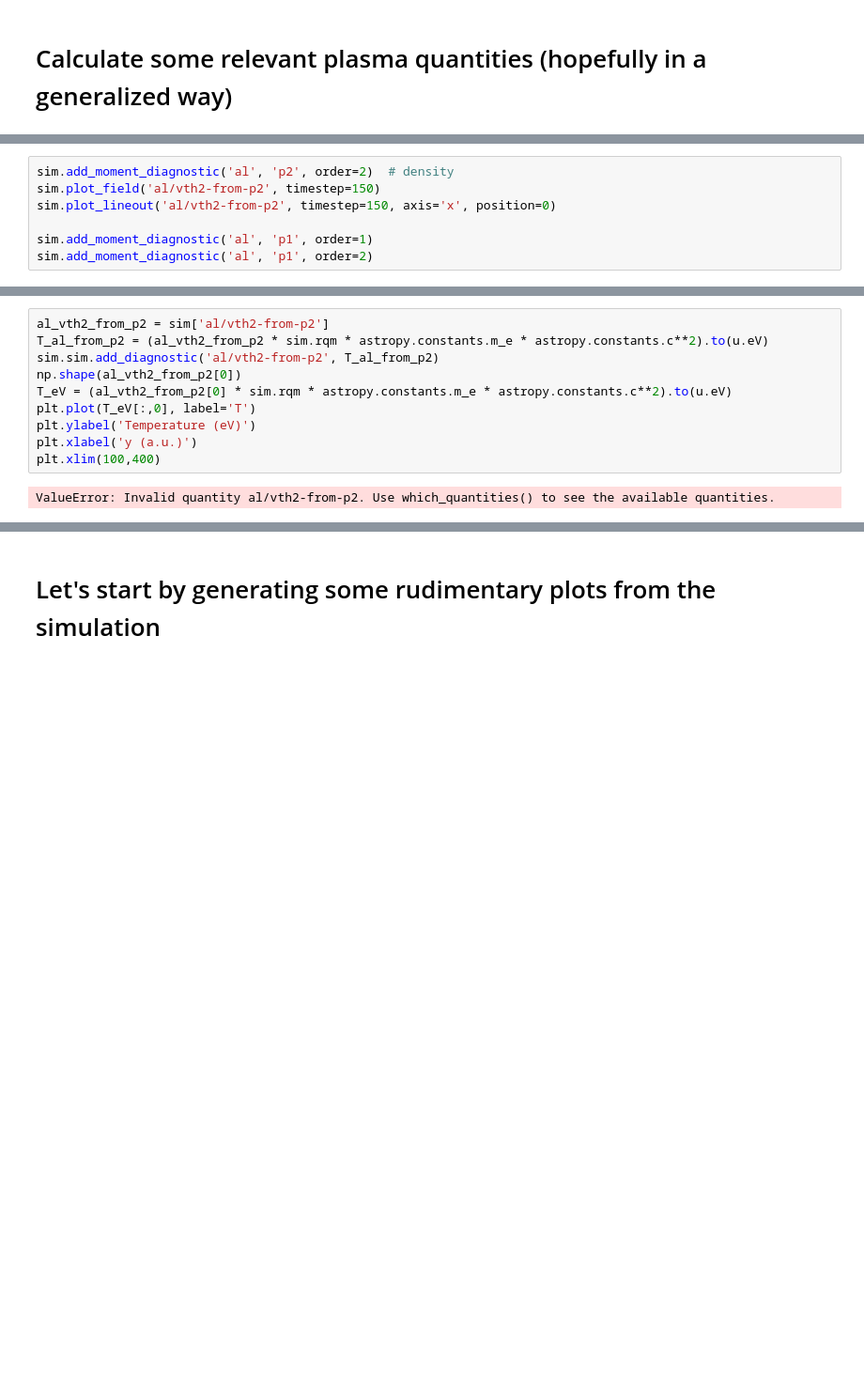
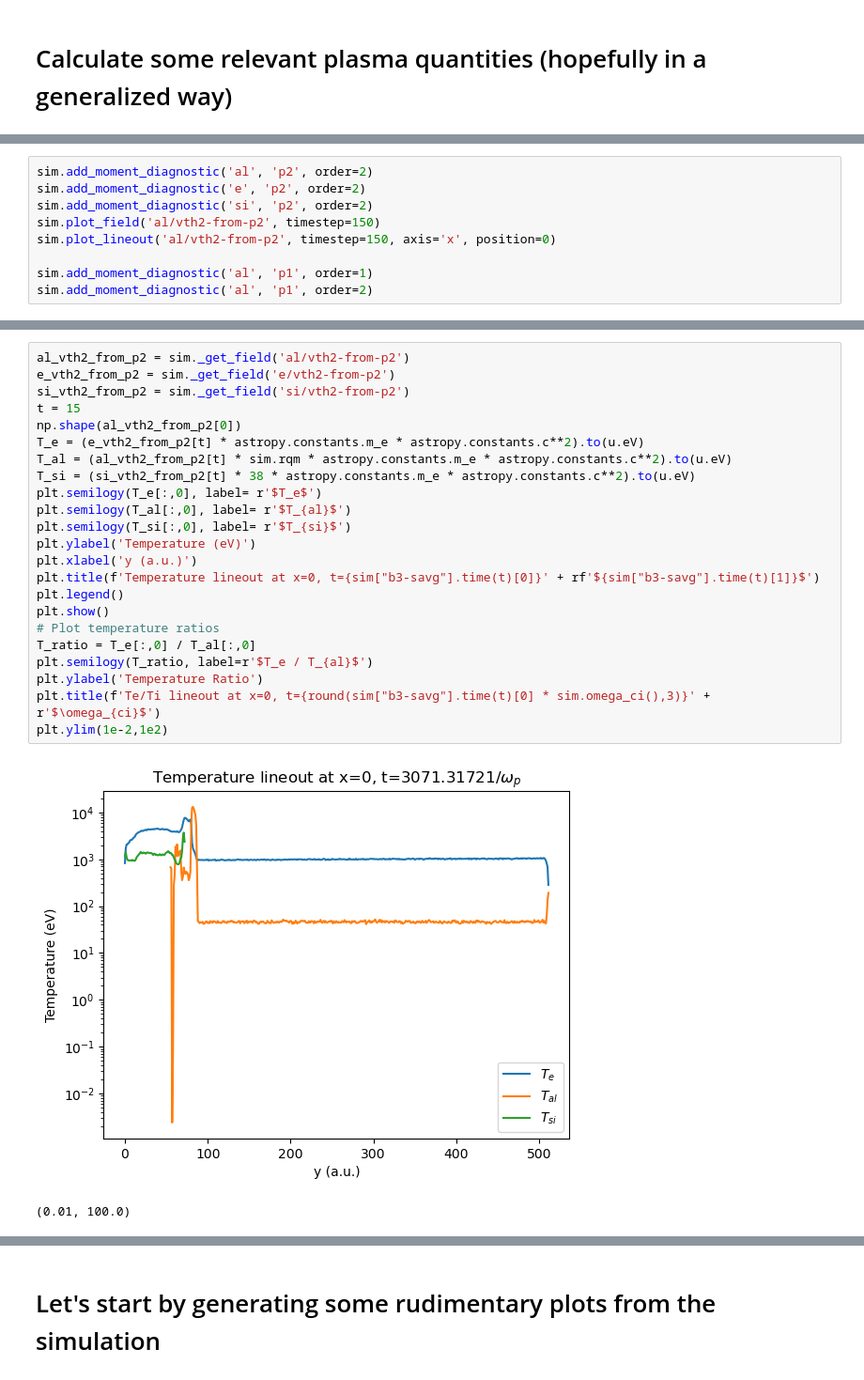
Before and after one commit to Schaeffer-Lab/MagShockZ, a Jupyter notebook: analysis_notebooks/OSIRIS/analysis_of_2D_sims.ipynb, the cells around one changed output, grey strips where cells are left out. Shown at 94% size. Saved outputs shown, nothing was run; the diff lists cells and outputs as text; blank space fills up the shorter version.

```diff
--- a/analysis_notebooks/OSIRIS/analysis_of_2D_sims.ipynb
+++ b/analysis_notebooks/OSIRIS/analysis_of_2D_sims.ipynb
@@ -59,5 +59,7 @@ sim.plot_lineout("al/charge-savg", timestep=0,axis = 'y', position=0);
 # %%
-sim.add_moment_diagnostic('al', 'p2', order=2)  # density
+sim.add_moment_diagnostic('al', 'p2', order=2)
+sim.add_moment_diagnostic('e', 'p2', order=2)
+sim.add_moment_diagnostic('si', 'p2', order=2)
 sim.plot_field('al/vth2-from-p2', timestep=150)
 sim.plot_lineout('al/vth2-from-p2', timestep=150, axis='x', position=0)
 
@@ -74,14 +80,28 @@ sim.add_moment_diagnostic('al', 'p1', order=2)
 [figure]
 [figure]
 # %%
-al_vth2_from_p2 = sim['al/vth2-from-p2']
-T_al_from_p2 = (al_vth2_from_p2 * sim.rqm * astropy.constants.m_e * astropy.constants.c**2).to(u.eV)
-sim.sim.add_diagnostic('al/vth2-from-p2', T_al_from_p2)
+al_vth2_from_p2 = sim._get_field('al/vth2-from-p2')
+e_vth2_from_p2 = sim._get_field('e/vth2-from-p2')
+si_vth2_from_p2 = sim._get_field('si/vth2-from-p2')
+t = 15
 np.shape(al_vth2_from_p2[0])
-T_eV = (al_vth2_from_p2[0] * sim.rqm * astropy.constants.m_e * astropy.constants.c**2).to(u.eV)
-plt.plot(T_eV[:,0], label='T')
+T_e = (e_vth2_from_p2[t] * astropy.constants.m_e * astropy.constants.c**2).to(u.eV)
+T_al = (al_vth2_from_p2[t] * sim.rqm * astropy.constants.m_e * astropy.constants.c**2).to(u.eV)
+T_si = (si_vth2_from_p2[t] * 38 * astropy.constants.m_e * astropy.constants.c**2).to(u.eV)
+plt.semilogy(T_e[:,0], label= r'$T_e$')
+plt.semilogy(T_al[:,0], label= r'$T_{al}$')
+plt.semilogy(T_si[:,0], label= r'$T_{si}$')
 plt.ylabel('Temperature (eV)')
 plt.xlabel('y (a.u.)')
-plt.xlim(100,400)
+plt.title(f'Temperature lineout at x=0, t={sim["b3-savg"].time(t)[0]}' + rf'${sim["b3-savg"].time(t)[1]}$')
+plt.legend()
+plt.show()
+# Plot temperature ratios
+T_ratio = T_e[:,0] / T_al[:,0]
+plt.semilogy(T_ratio, label=r'$T_e / T_{al}$')
+plt.ylabel('Temperature Ratio')
+plt.title(f'Te/Ti lineout at x=0, t={round(sim["b3-savg"].time(t)[0] * sim.omega_ci(),3)}' + r'$\omega_{ci}$')
+plt.ylim(1e-2,1e2)
 # %% [output]
+[figure, added]
-ValueError: Invalid quantity al/vth2-from-p2. Use which_quantities() to see the available quantities.
+(0.01, 100.0)
```
Also changed, not shown: parts of 11 cells of this notebook, 7 other files.
